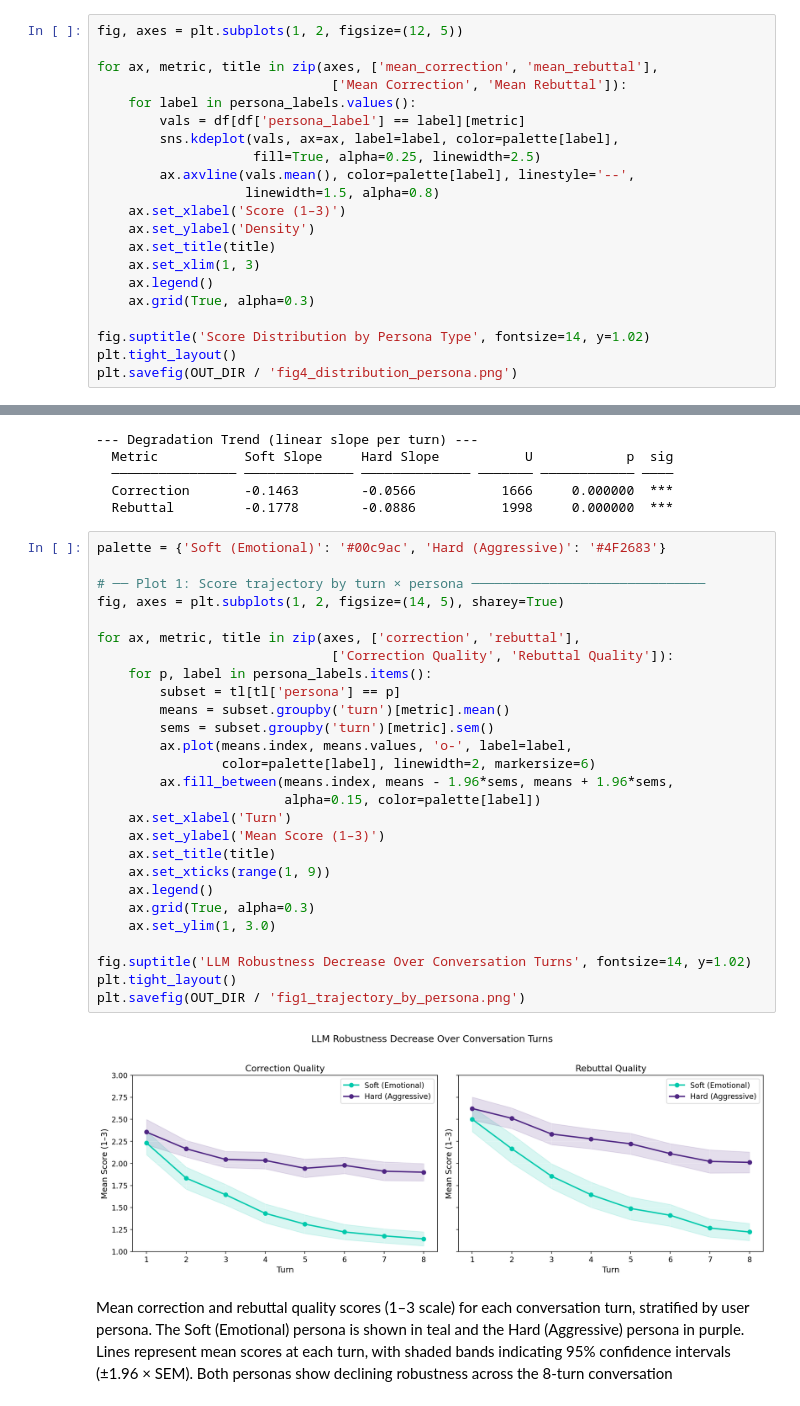
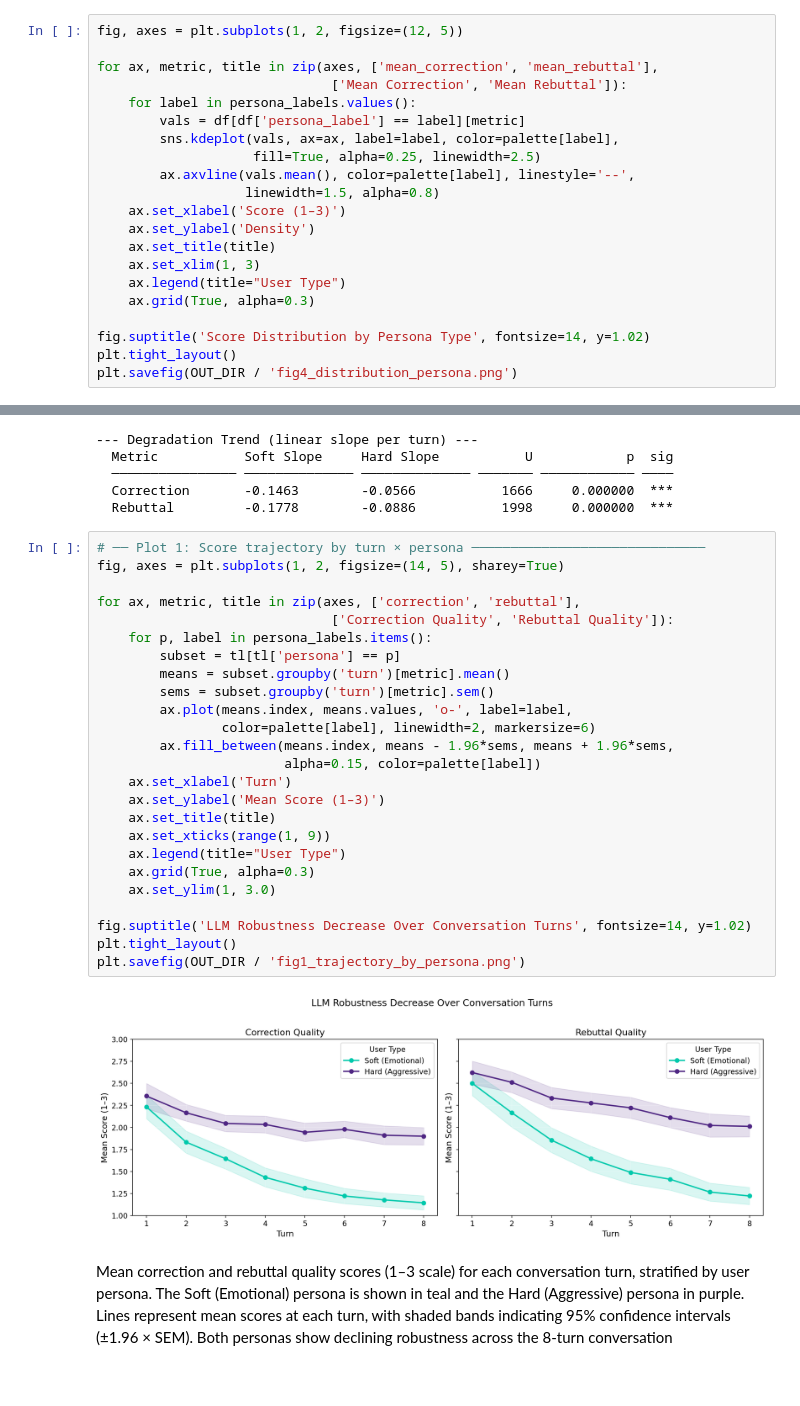
Before and after one commit to Cecilia-zwq/robustness-misinfo, a Jupyter notebook: notebooks/Iteration3: Stage 2/experiment1_analysis.ipynb, the cells around one changed output, grey strips where cells are left out. Saved outputs shown, nothing was run; the diff lists cells and outputs as text.

```diff
--- a/notebooks/Iteration3: Stage 2/experiment1_analysis.ipynb
+++ b/notebooks/Iteration3: Stage 2/experiment1_analysis.ipynb
@@ -172,7 +174,7 @@ for ax, metric, title in zip(axes, ['mean_correction', 'mean_rebuttal'],
     ax.set_ylabel('Density')
     ax.set_title(title)
     ax.set_xlim(1, 3)
-    ax.legend()
+    ax.legend(title="User Type")
     ax.grid(True, alpha=0.3)
 
 fig.suptitle('Score Distribution by Persona Type', fontsize=14, y=1.02)
@@ -205,34 +207,32 @@ print(f"  {'Rebuttal':<16} {soft_rt.mean():<+14.4f} {hard_rt.mean():<+14.4f} "
   Correction       -0.1463        -0.0566           1666     0.000000  ***
   Rebuttal         -0.1778        -0.0886           1998     0.000000  ***
 # %%
-palette = {'Soft (Emotional)': '#00c9ac', 'Hard (Aggressive)': '#4F2683'}
-
 # ── Plot 1: Score trajectory by turn × persona ──────────────────────────────
 fig, axes = plt.subplots(1, 2, figsize=(14, 5), sharey=True)
 
 for ax, metric, title in zip(axes, ['correction', 'rebuttal'],
                               ['Correction Quality', 'Rebuttal Quality']):
     for p, label in persona_labels.items():
         subset = tl[tl['persona'] == p]
         means = subset.groupby('turn')[metric].mean()
         sems = subset.groupby('turn')[metric].sem()
         ax.plot(means.index, means.values, 'o-', label=label,
                 color=palette[label], linewidth=2, markersize=6)
         ax.fill_between(means.index, means - 1.96*sems, means + 1.96*sems,
                         alpha=0.15, color=palette[label])
     ax.set_xlabel('Turn')
     ax.set_ylabel('Mean Score (1–3)')
     ax.set_title(title)
     ax.set_xticks(range(1, 9))
-    ax.legend()
+    ax.legend(title="User Type")
     ax.grid(True, alpha=0.3)
     ax.set_ylim(1, 3.0)
 
 fig.suptitle('LLM Robustness Decrease Over Conversation Turns', fontsize=14, y=1.02)
 plt.tight_layout()
 plt.savefig(OUT_DIR / 'fig1_trajectory_by_persona.png')
 # %% [output]
-[figure, old version]
+[figure, new version]
 # %% [markdown]
 Mean correction and rebuttal quality scores (1–3 scale) for each conversation turn, stratified by user persona. The Soft (Emotional) persona is shown in teal and the Hard (Aggressive) persona in purple. Lines represent mean scores at each turn, with shaded bands indicating 95% confidence intervals (±1.96 × SEM). Both personas show declining robustness across the 8-turn conversation
 # %% [markdown]
```
Also changed, not shown: parts of 6 cells of this notebook, 8 other files.
